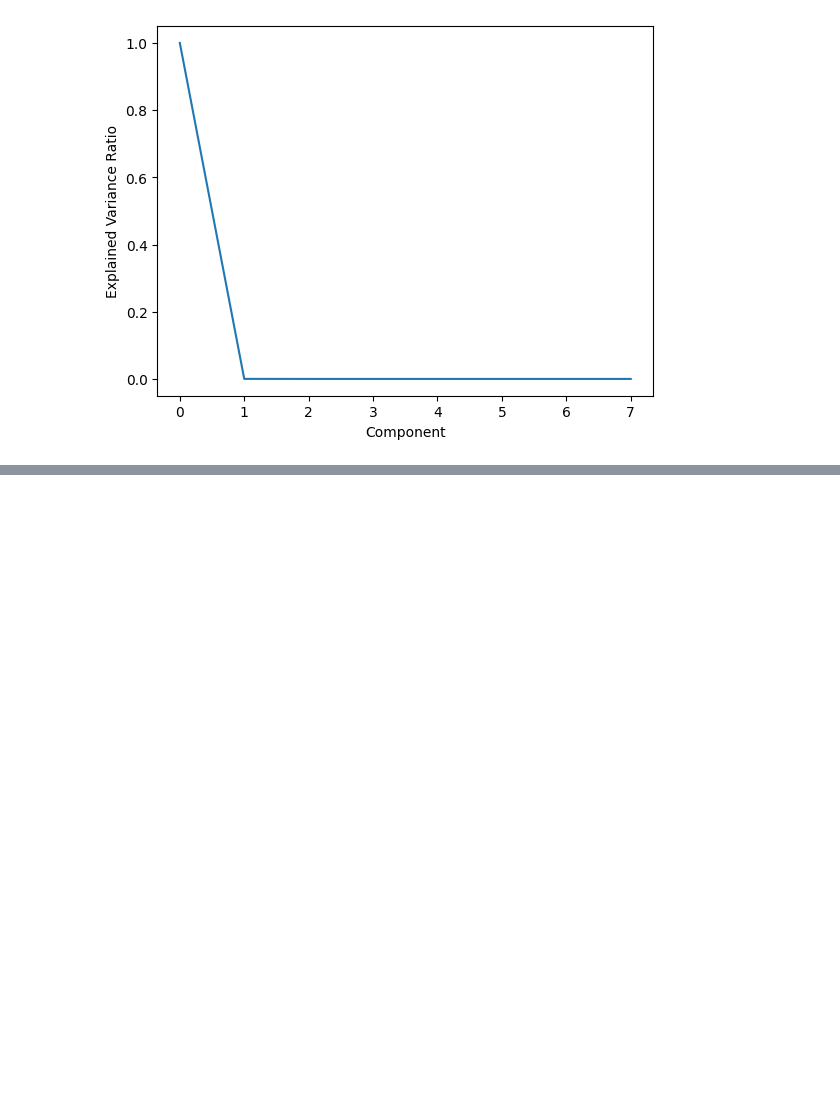
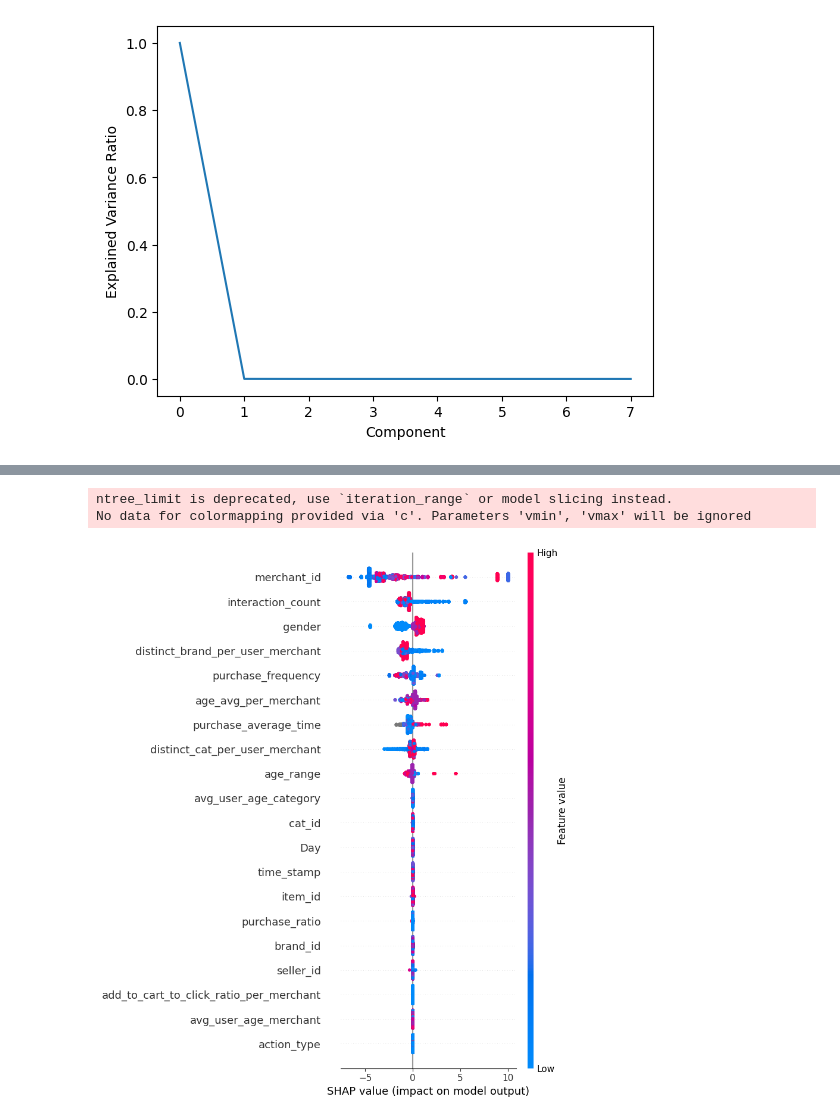
Before and after one commit to patelvedant312/CECS550--Group-10, a Jupyter notebook: Feature ranking/feature ranking.ipynb, the cells around one changed output, grey strips where cells are left out. Cells and saved outputs as stored; diff of their text form; code cells hidden in the pictures; blank space fills up the shorter version.

```diff
--- a/Feature ranking/feature ranking.ipynb
+++ b/Feature ranking/feature ranking.ipynb
@@ -147,0 +194,22 @@ plt.show()
+# %%
+import pandas as pd
+import numpy as np
+import xgboost as xgb
+import shap
+
+# Load data
+data = pd.read_csv('/content/drive/MyDrive/PR Project/Final_train.csv')
+data=data.drop('repeat_buyer_count_merchant',axis=1)
+data=data.drop('user_id',axis=1)
+
+data['time_stamp'] = (data['time_stamp']).astype(int)
+
+# # duration_in_seconds_int = int(duration_in_seconds)
+# data=data.drop(['repeat_buyer_count_merchant','merchant_id','avg_user_age_merchant','age_avg_per_merchant'],axis=1)
+# # data['purchase_average_time'] = pd.to_datetime(data['purchase_average_time'])
+# # convert datetime objects to integers
+# data['time_stamp'] = data['time_stamp'].apply(lambda x: int(x.timestamp()))
+# # data['purchase_average_time'] = data['purchase_average_time'].apply(lambda x: int(x.timestamp()))
+print(data.shape)
+data = data.drop_duplicates()
+print(data.shape)
@@ -147,0 +219,11 @@ plt.show()
+# %%
+from sklearn.model_selection import train_test_split
+
+X = data.drop(['label'], axis=1)
+y = data['label']
+
+X_train, X_test, y_train, y_test = train_test_split(X, y, test_size=0.2, random_state=42)
+# %%
+# Train XGBoost classifier
+clf = xgb.XGBClassifier()
+clf.fit(X_train, y_train)
@@ -147,0 +242,13 @@ plt.show()
+# %%
+# Create an explainer object
+explainer = shap.Explainer(clf)
+
+# Compute SHAP values
+shap_values = explainer(X_test)
+
+# Visualize summary plot
+shap.summary_plot(shap_values, X_test)
+# %% [output]
+ntree_limit is deprecated, use `iteration_range` or model slicing instead.
+No data for colormapping provided via 'c'. Parameters 'vmin', 'vmax' will be ignored
+[figure, added]
```
Also changed, not shown: parts of 6 cells of this notebook.
